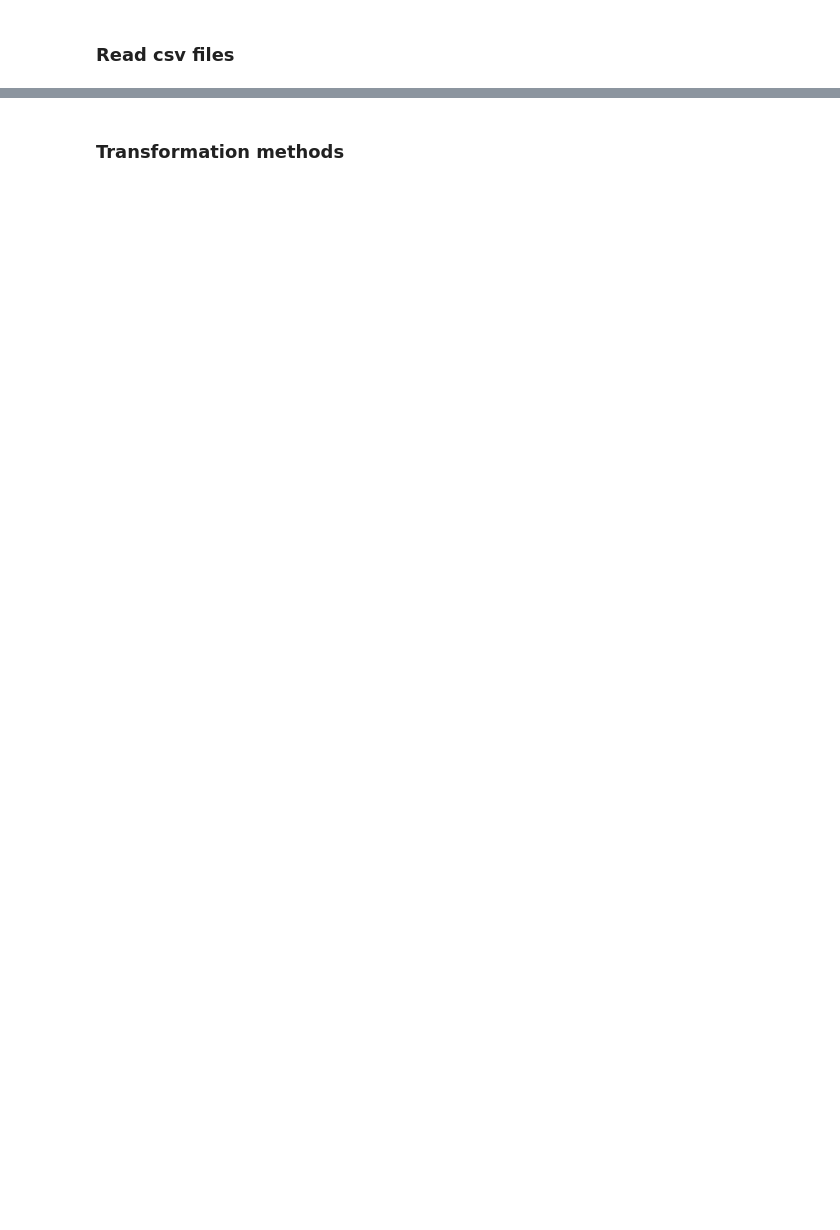
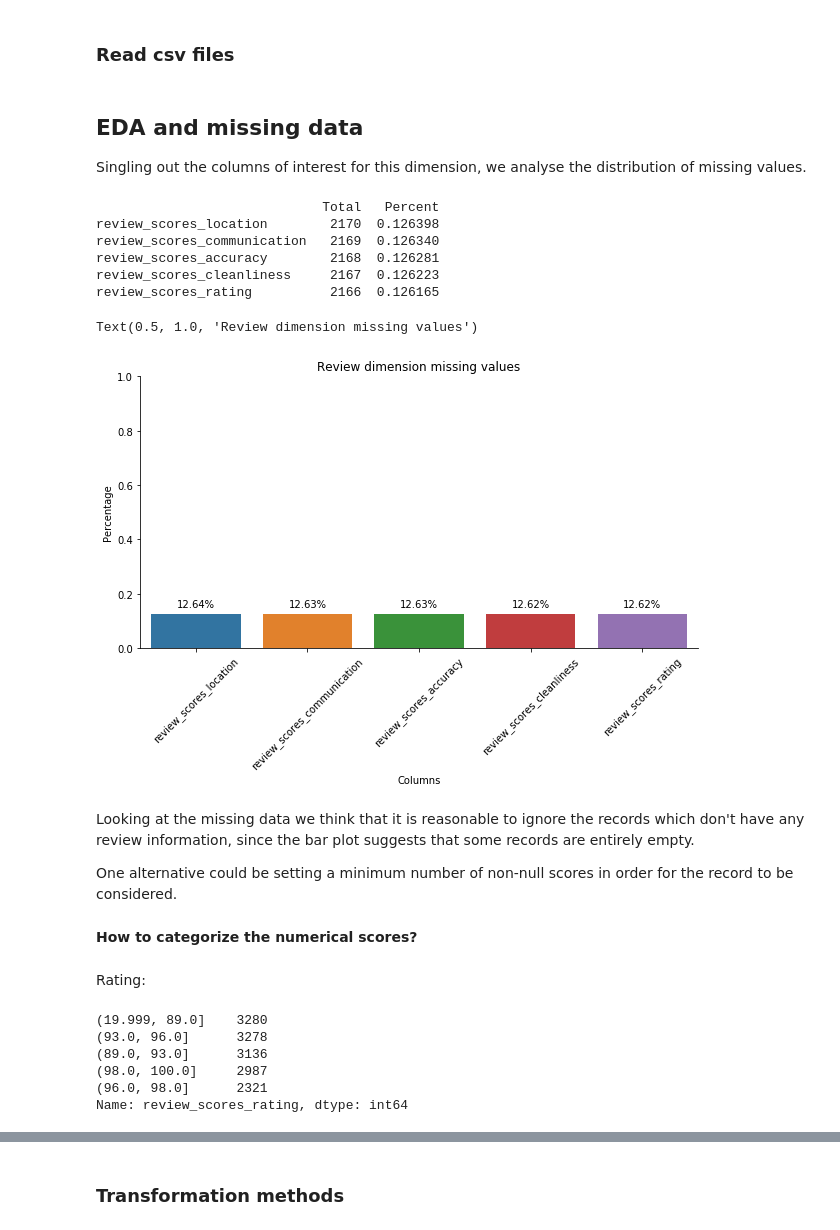
Before and after one commit to beatriz-lima/TPD-Airbnb-Data, a Jupyter notebook: Notebooks/ETL_Review.ipynb, the cells around one changed output, grey strips where cells are left out. Saved outputs shown, nothing was run; the diff lists cells and outputs as text; code cells hidden in the pictures; blank space fills up the shorter version.

```diff
--- a/Notebooks/ETL_Review.ipynb
+++ b/Notebooks/ETL_Review.ipynb
@@ -42 +27,58 @@ conn.close()
 df = pd.read_csv("../data/listings_al.csv")
+# %% [markdown]
+## EDA and missing data
+
+Singling out the columns of interest for this dimension, we analyse the distribution of missing values.
+# %%
+def missing_data(df, columns):
+    """Calculates the amount of missing data in given DataFrame's selected columns"""
+    df_graph = df[columns]
+    # missing data
+    total = df_graph.isnull().sum().sort_values(ascending=False)
+    percent = (df_graph.isnull().sum()/df_graph.isnull().count()).sort_values(ascending=False)
+    missing_data = pd.concat([total, percent], axis=1, keys=['Total', 'Percent'])
+    print(missing_data)
+    plt.figure(figsize=(10,5))
+    ax = sns.barplot(x='index',y = 'Percent', data= missing_data.reset_index())
+    ax.set_xticklabels(ax.get_xticklabels(), rotation=45)
+    return ax
+
+#IN BAR CHARTS, SET THE VALUE ABOVE EACH BAR
+def set_bar_amount(ax):
+    for p in ax.patches:
+        height = p.get_height()
+        ax.annotate("{0:.2f}%".format(p.get_height()*100), (p.get_x() + p.get_width() / 2., p.get_height()),
+            ha='center', va='center', rotation=0, xytext=(0, 10),
+            textcoords='offset points')
+# %%
+columns = [
+'review_scores_rating',
+'review_scores_accuracy',
+'review_scores_cleanliness',
+'review_scores_communication',
+'review_scores_location',
+]
+
+ax = missing_data(df,columns)
+set_bar_amount(ax)
+ax.set_xlabel('Columns')
+ax.set_ylabel('Percentage')
+plt.ylim(0,1)
+ax.spines['right'].set_visible(False)
+ax.spines['top'].set_visible(False)
+ax.set_title('Review dimension missing values')
+# %% [output]
+                             Total   Percent
+review_scores_location        2170  0.126398
+review_scores_communication   2169  0.126340
+review_scores_accuracy        2168  0.126281
+review_scores_cleanliness     2167  0.126223
+review_scores_rating          2166  0.126165
+Text(0.5, 1.0, 'Review dimension missing values')
+[figure, added]
+# %% [markdown]
+Looking at the missing data we think that it is reasonable to ignore the records which don't have any review information, since the bar plot suggests that some records are entirely empty.
+
+One alternative could be setting a minimum number of non-null scores in order for the record to be considered.
+# %% [markdown]
+**How to categorize the numerical scores?**
@@ -42,0 +88,11 @@ df = pd.read_csv("../data/listings_al.csv")
+# %% [markdown]
+Rating:
+# %%
+get_quantiles(df,'review_scores_rating', 5)
+# %% [output]
+(19.999, 89.0]    3280
+(93.0, 96.0]      3278
+(89.0, 93.0]      3136
+(98.0, 100.0]     2987
+(96.0, 98.0]      2321
+Name: review_scores_rating, dtype: int64
```
Also changed, not shown: parts of 28 cells of this notebook, 1 other file.
